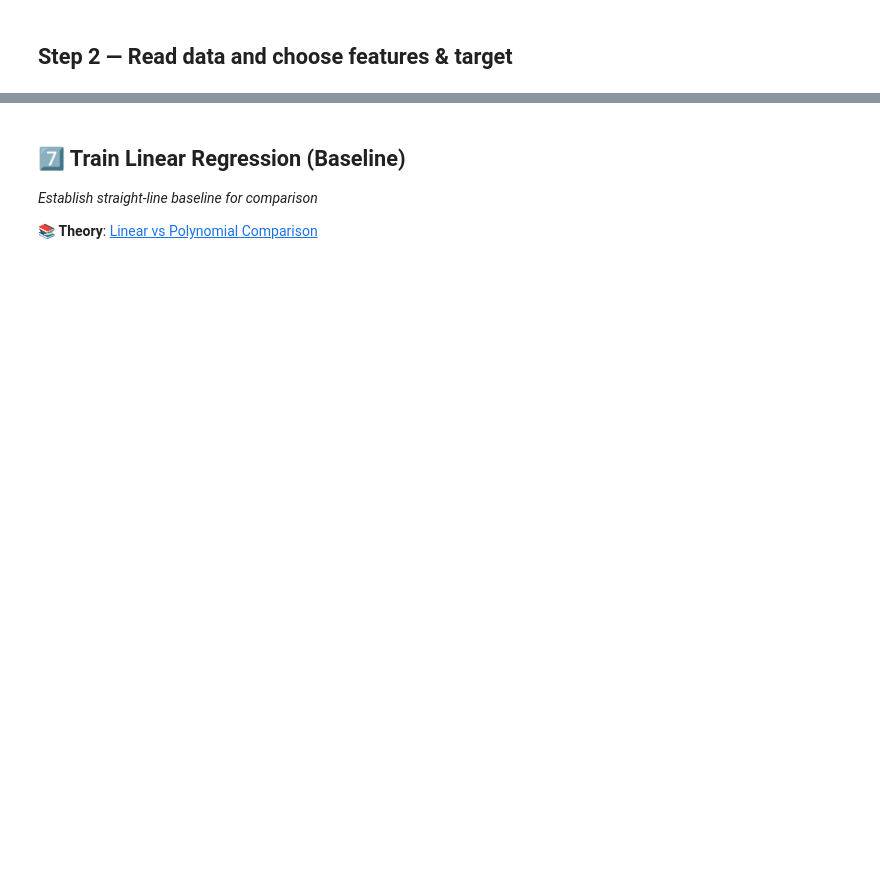
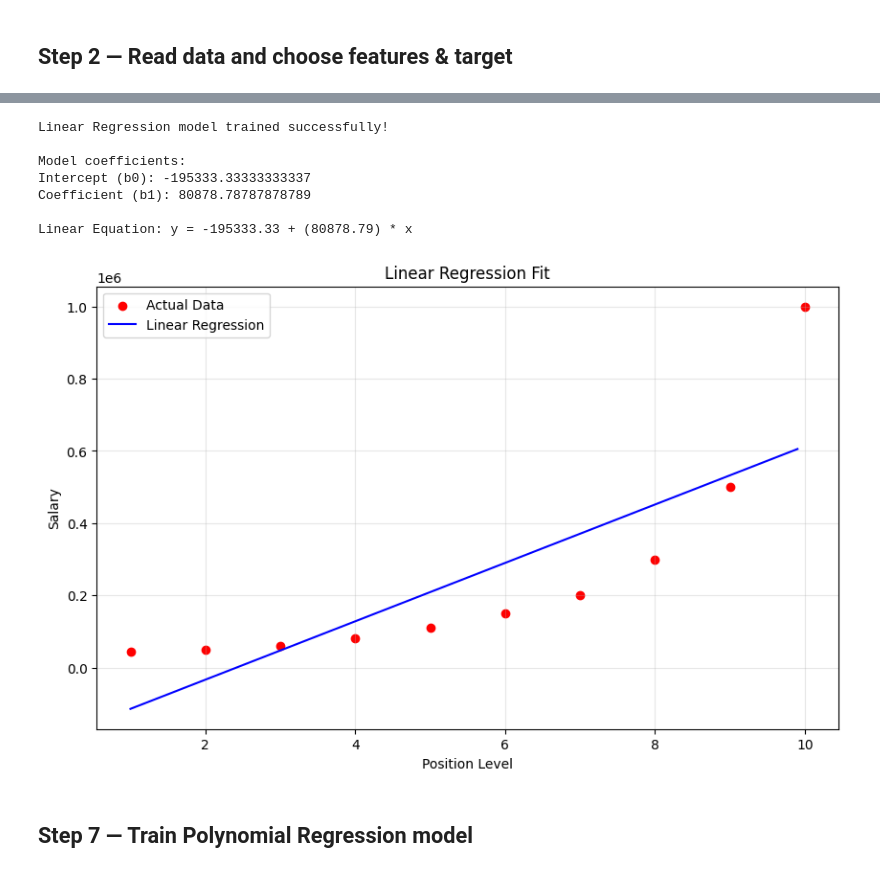
Before and after one commit to Morobang/machine-learning-journey, a Jupyter notebook: 01_supervised_learning/01_regression/notebooks/03_polynomial_regression.ipynb, the cells around one changed output, grey strips where cells are left out. Cells and saved outputs as stored; diff of their text form; code cells hidden in the pictures; blank space fills up the shorter version.

```diff
--- a/01_supervised_learning/01_regression/notebooks/03_polynomial_regression.ipynb
+++ b/01_supervised_learning/01_regression/notebooks/03_polynomial_regression.ipynb
@@ -214,42 +173,43 @@ print(f"The algorithm will automatically find the best coefficients.")
 # %%
-# 🎯 Data Preparation: Using Complete Dataset for Training
-print("🎯 Training Strategy for Small Dataset:")
-print("=" * 50)
+# Import LinearRegression
+from sklearn.linear_model import LinearRegression
 
-print(f"📊 Our Dataset Characteristics:")
-print(f"• Total data points: {len(X)}")
-print(f"• Position levels: {X.flatten()}")
-print(f"• Complete range: Level {X.min()} to Level {X.max()}")
+# Create and train Linear Regression model
+lin_reg = LinearRegression()
+lin_reg.fit(X_train, y_train)
 
-print(f"\n🤔 Why We're Using All Data:")
-print(f"• With only 10 points, splitting would create gaps")
-print(f"• HR needs predictions for ALL position levels")
-print(f"• Focus is on model comparison, not traditional train/test split")
+print("Linear Regression model trained successfully!")
+print("\nModel coefficients:")
+print("Intercept (b0):", lin_reg.intercept_)
+print("Coefficient (b1):", lin_reg.coef_[0])
 
-print(f"\n🎯 Our Training Approach:")
-print(f"✅ Train Linear Regression on all 10 points")
-print(f"✅ Train Polynomial Regression on all 10 points")
-print(f"✅ Compare model fits visually")
-print(f"✅ Test prediction on intermediate value (Level 6.5)")
+# Display the linear equation
+print(f"\nLinear Equation: y = {lin_reg.intercept_:.2f} + ({lin_reg.coef_[0]:.2f}) * x")
 
-print(f"\n💡 In Larger Datasets:")
-print(f"• We would use train_test_split()")
-print(f"• Typical split: 80% training, 20% testing")
-print(f"• This ensures model generalizes to unseen data")
+# Make predictions for visualization
+X_grid = np.arange(min(X_train), max(X_train), 0.1)
+X_grid = X_grid.reshape((len(X_grid), 1))
+y_pred_lin = lin_reg.predict(X_grid)
 
-print(f"\n🚀 Ready to train both models and compare results!")
-
-# Prepare our features and target for both models
-X_train = X  # Using all data
-y_train = y  # Using all data
-
-print(f"\n📋 Training Data Summary:")
-print(f"• Features shape: {X_train.shape}")
-print(f"• Target shape: {y_train.shape}")
-print(f"• Ready for model training! 🚀")
+# Visualize Linear Regression fit
+plt.figure(figsize=(10, 6))
+plt.scatter(X_train, y_train, color='red', label='Actual Data')
+plt.plot(X_grid, y_pred_lin, color='blue', label='Linear Regression')
+plt.title('Linear Regression Fit')
+plt.xlabel('Position Level')
+plt.ylabel('Salary')
+plt.legend()
+plt.grid(True, alpha=0.3)
+plt.show()
+# %% [output]
+Linear Regression model trained successfully!
+
+Model coefficients:
+Intercept (b0): -195333.33333333337
+Coefficient (b1): 80878.78787878789
+
+Linear Equation: y = -195333.33 + (80878.79) * x
+[figure, added]
 # %% [markdown]
-## 7️⃣ Train Linear Regression (Baseline)
-*Establish straight-line baseline for comparison*
-
-📚 **Theory**: [Linear vs Polynomial Comparison](../teaching/03_polynomial_regression.md#comparison-with-linear-regression)
+## Step 7 — Train Polynomial Regression model
 # %%
```
Also changed, not shown: parts of 19 cells of this notebook.
